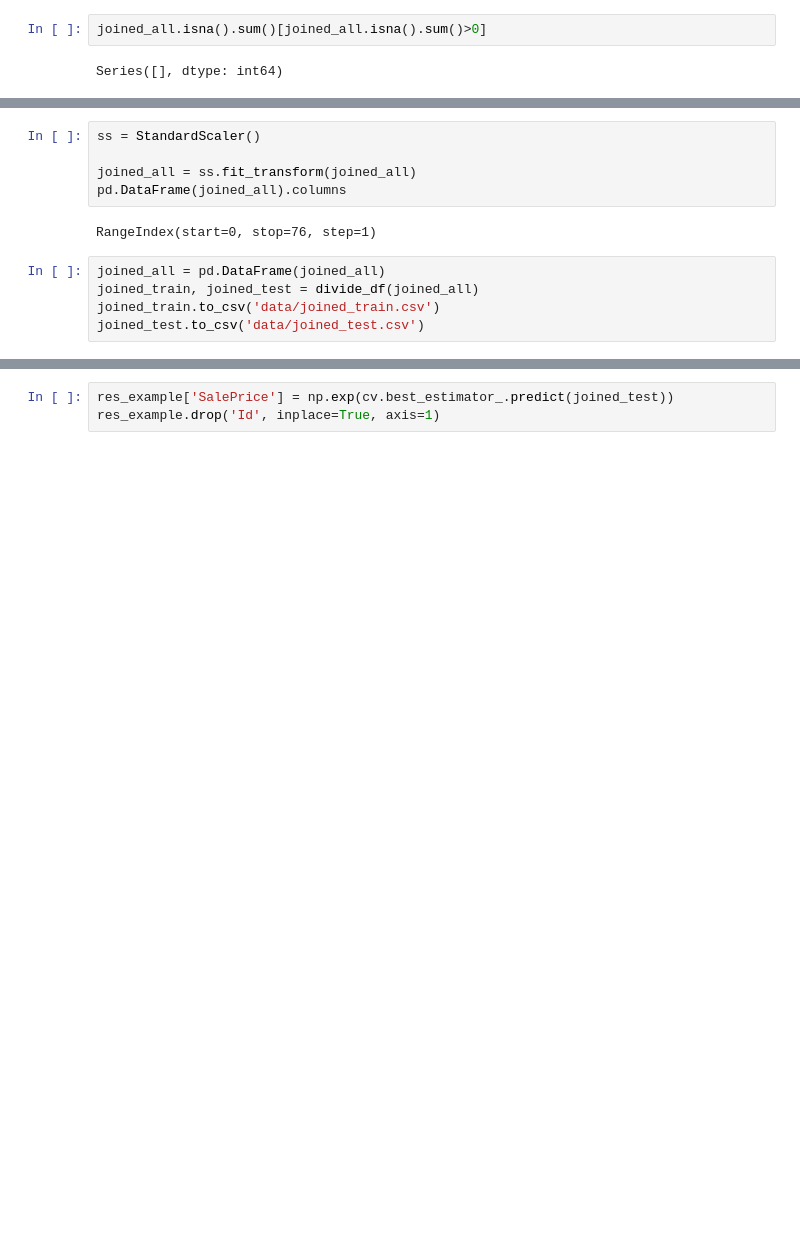
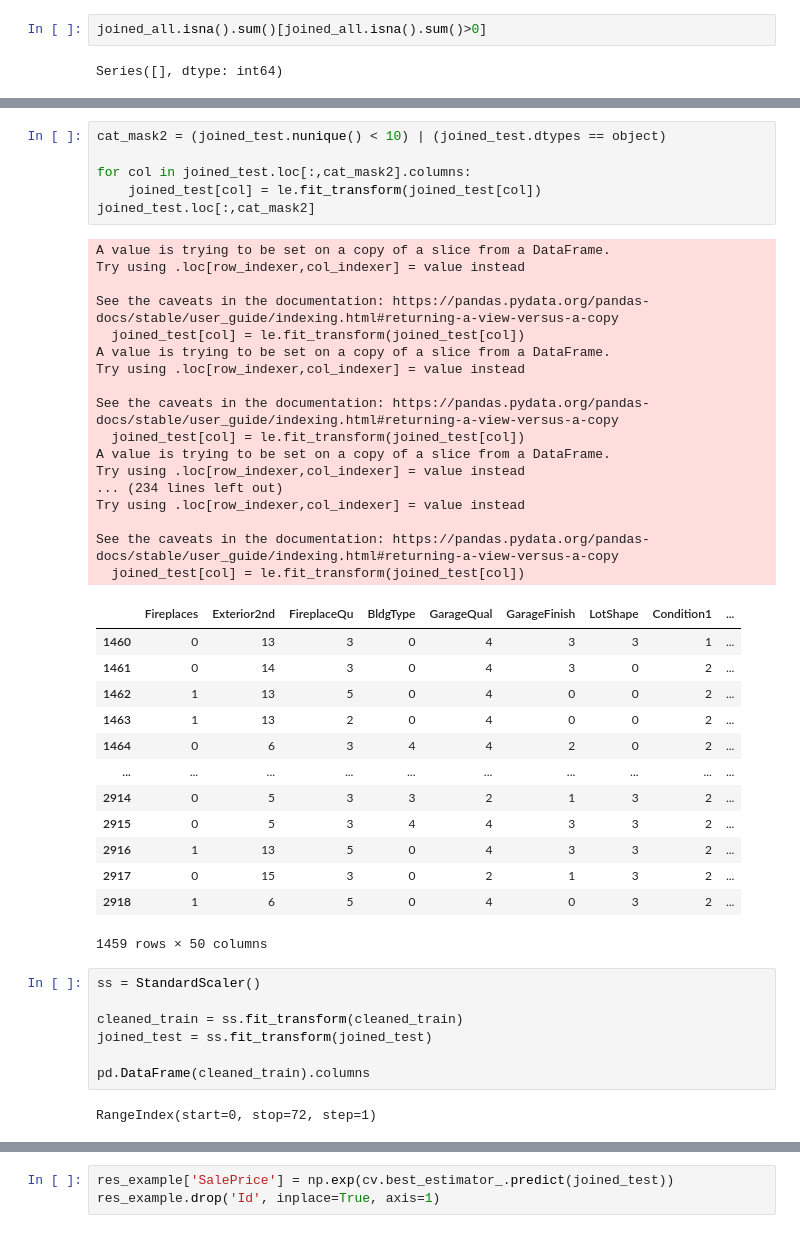
Before and after one commit to Alex-Dolgikh/house_prices_project, a Jupyter notebook: house_prices_old.ipynb, the cells around one changed output, grey strips where cells are left out. Cells and saved outputs as stored; diff of their text form; blank space fills up the shorter version.

```diff
--- a/house_prices_old.ipynb
+++ b/house_prices_old.ipynb
@@ -535,15 +537,49 @@ joined_all.loc[:,cat_mask]
+# %%
+cat_mask2 = (joined_test.nunique() < 10) | (joined_test.dtypes == object)
+
+for col in joined_test.loc[:,cat_mask2].columns:
+    joined_test[col] = le.fit_transform(joined_test[col])
+joined_test.loc[:,cat_mask2]
+# %% [output]
+A value is trying to be set on a copy of a slice from a DataFrame.
+Try using .loc[row_indexer,col_indexer] = value instead
+
+See the caveats in the documentation: https://pandas.pydata.org/pandas-docs/stable/user_guide/indexing.html#returning-a-view-versus-a-copy
+  joined_test[col] = le.fit_transform(joined_test[col])
+A value is trying to be set on a copy of a slice from a DataFrame.
+Try using .loc[row_indexer,col_indexer] = value instead
+
+See the caveats in the documentation: https://pandas.pydata.org/pandas-docs/stable/user_guide/indexing.html#returning-a-view-versus-a-copy
+  joined_test[col] = le.fit_transform(joined_test[col])
+A value is trying to be set on a copy of a slice from a DataFrame.
+Try using .loc[row_indexer,col_indexer] = value instead
+... (234 lines left out)
+Try using .loc[row_indexer,col_indexer] = value instead
+
+See the caveats in the documentation: https://pandas.pydata.org/pandas-docs/stable/user_guide/indexing.html#returning-a-view-versus-a-copy
+  joined_test[col] = le.fit_transform(joined_test[col])
+|  | Fireplaces | Exterior2nd | FireplaceQu | BldgType | GarageQual | GarageFinish | LotShape | Condition1 | ... |
+| 1460 | 0 | 13 | 3 | 0 | 4 | 3 | 3 | 1 | ... |
+| 1461 | 0 | 14 | 3 | 0 | 4 | 3 | 0 | 2 | ... |
+| 1462 | 1 | 13 | 5 | 0 | 4 | 0 | 0 | 2 | ... |
+| 1463 | 1 | 13 | 2 | 0 | 4 | 0 | 0 | 2 | ... |
+| 1464 | 0 | 6 | 3 | 4 | 4 | 2 | 0 | 2 | ... |
+| ... | ... | ... | ... | ... | ... | ... | ... | ... | ... |
+| 2914 | 0 | 5 | 3 | 3 | 2 | 1 | 3 | 2 | ... |
+| 2915 | 0 | 5 | 3 | 4 | 4 | 3 | 3 | 2 | ... |
+| 2916 | 1 | 13 | 5 | 0 | 4 | 3 | 3 | 2 | ... |
+| 2917 | 0 | 15 | 3 | 0 | 2 | 1 | 3 | 2 | ... |
+| 2918 | 1 | 6 | 5 | 0 | 4 | 0 | 3 | 2 | ... |
+1459 rows × 50 columns
 # %%
 ss = StandardScaler()
 
-joined_all = ss.fit_transform(joined_all)
-pd.DataFrame(joined_all).columns
+cleaned_train = ss.fit_transform(cleaned_train)
+joined_test = ss.fit_transform(joined_test)
+
+pd.DataFrame(cleaned_train).columns
 # %% [output]
-RangeIndex(start=0, stop=76, step=1)
+RangeIndex(start=0, stop=72, step=1)
-# %%
-joined_all = pd.DataFrame(joined_all)
-joined_train, joined_test = divide_df(joined_all)
-joined_train.to_csv('data/joined_train.csv')
-joined_test.to_csv('data/joined_test.csv')
 # %%
 from sklearn.linear_model import LinearRegression
 from sklearn.ensemble import GradientBoostingRegressor
```
Also changed, not shown: parts of 9 cells of this notebook, 5 other files.
